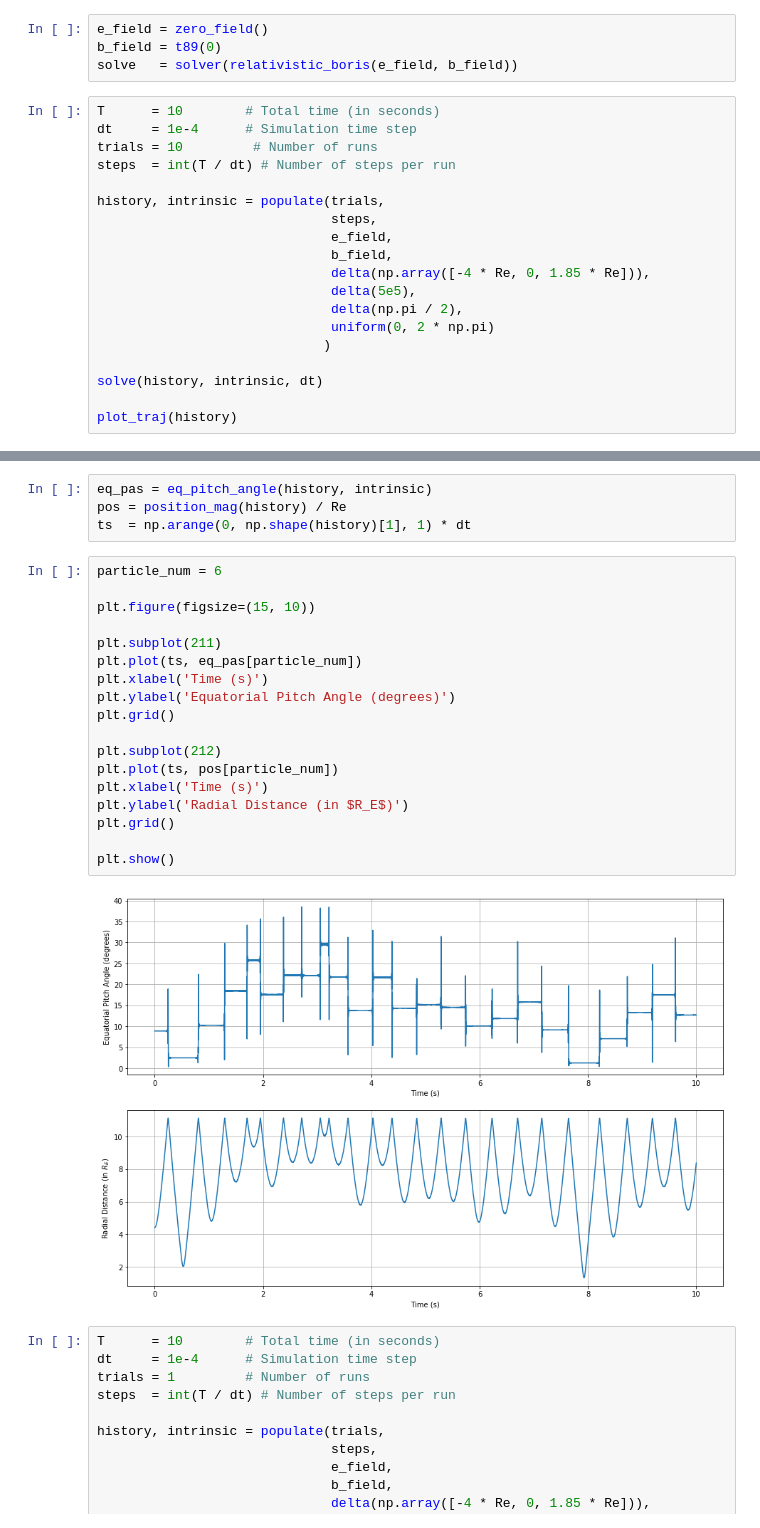
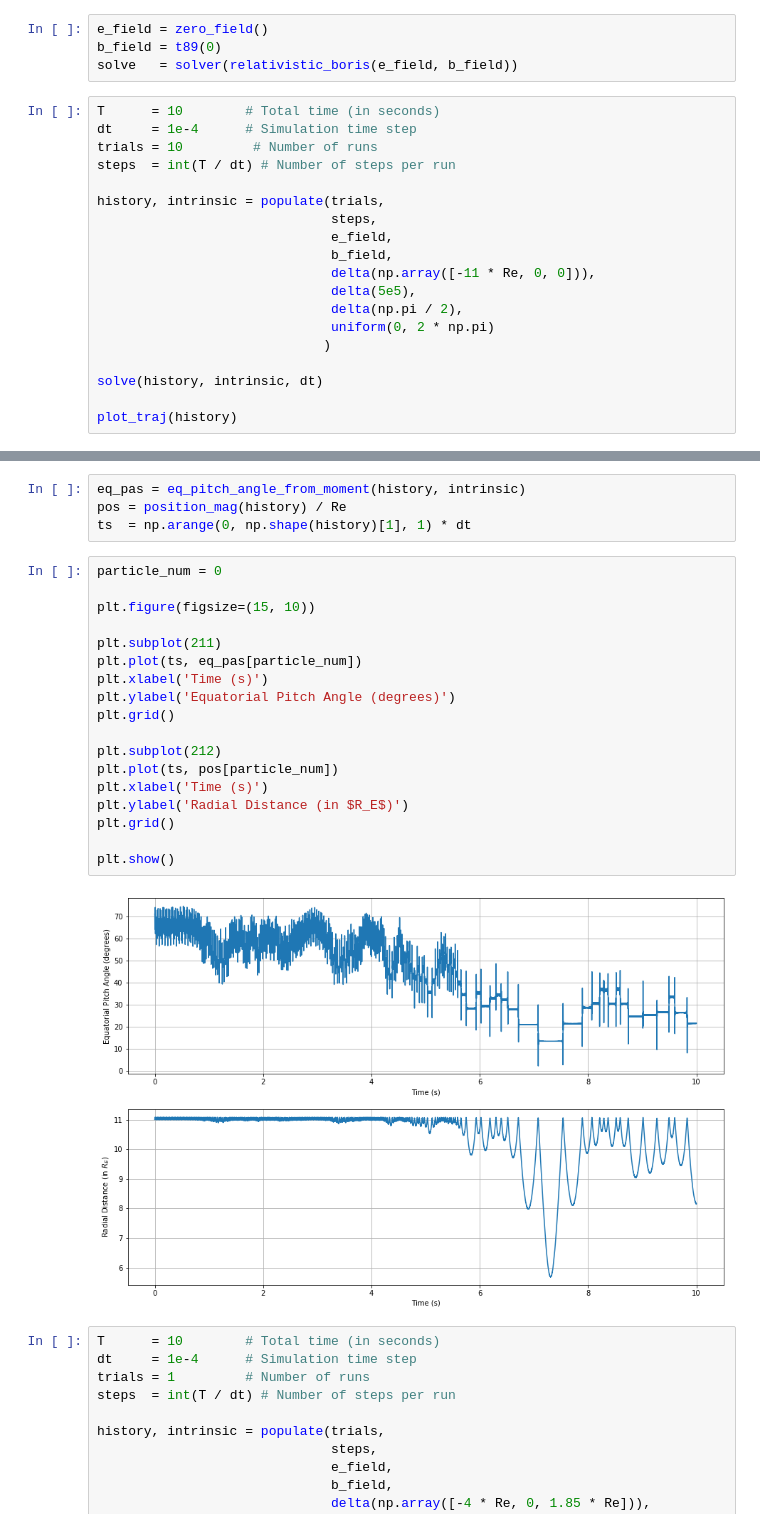
Before and after one commit to zbeever/cpt-solver, a Jupyter notebook: eq_pitch_angle_scattering.ipynb, the cells around one changed output, grey strips where cells are left out. Saved outputs shown, nothing was run; the diff lists cells and outputs as text.

Commit message:
Tests on how to extract the inferred equatorial pitch angle from adiabatic regimes.

```diff
--- a/eq_pitch_angle_scattering.ipynb
+++ b/eq_pitch_angle_scattering.ipynb
@@ -51,7 +51,7 @@ history, intrinsic = populate(trials,
                               steps,
                               e_field,
                               b_field,
-                              delta(np.array([-4 * Re, 0, 1.85 * Re])),
+                              delta(np.array([-11 * Re, 0, 0])),
                               delta(5e5),
                               delta(np.pi / 2),
                               uniform(0, 2 * np.pi)
@@ -65,27 +65,27 @@ plot_traj(history)
 # %%
-eq_pas = eq_pitch_angle(history, intrinsic)
+eq_pas = eq_pitch_angle_from_moment(history, intrinsic)
 pos = position_mag(history) / Re
 ts  = np.arange(0, np.shape(history)[1], 1) * dt
 # %%
-particle_num = 6
+particle_num = 0
 
 plt.figure(figsize=(15, 10))
 
 plt.subplot(211)
 plt.plot(ts, eq_pas[particle_num])
 plt.xlabel('Time (s)')
 plt.ylabel('Equatorial Pitch Angle (degrees)')
 plt.grid()
 
 plt.subplot(212)
 plt.plot(ts, pos[particle_num])
 plt.xlabel('Time (s)')
 plt.ylabel('Radial Distance (in $R_E$)')
 plt.grid()
 
 plt.show()
 # %% [output]
-[figure, old version]
+[figure, new version]
 # %%
 T      = 10        # Total time (in seconds)
 dt     = 1e-4      # Simulation time step
```
Also changed, not shown: parts of 1 cell of this notebook, 1 other file.
